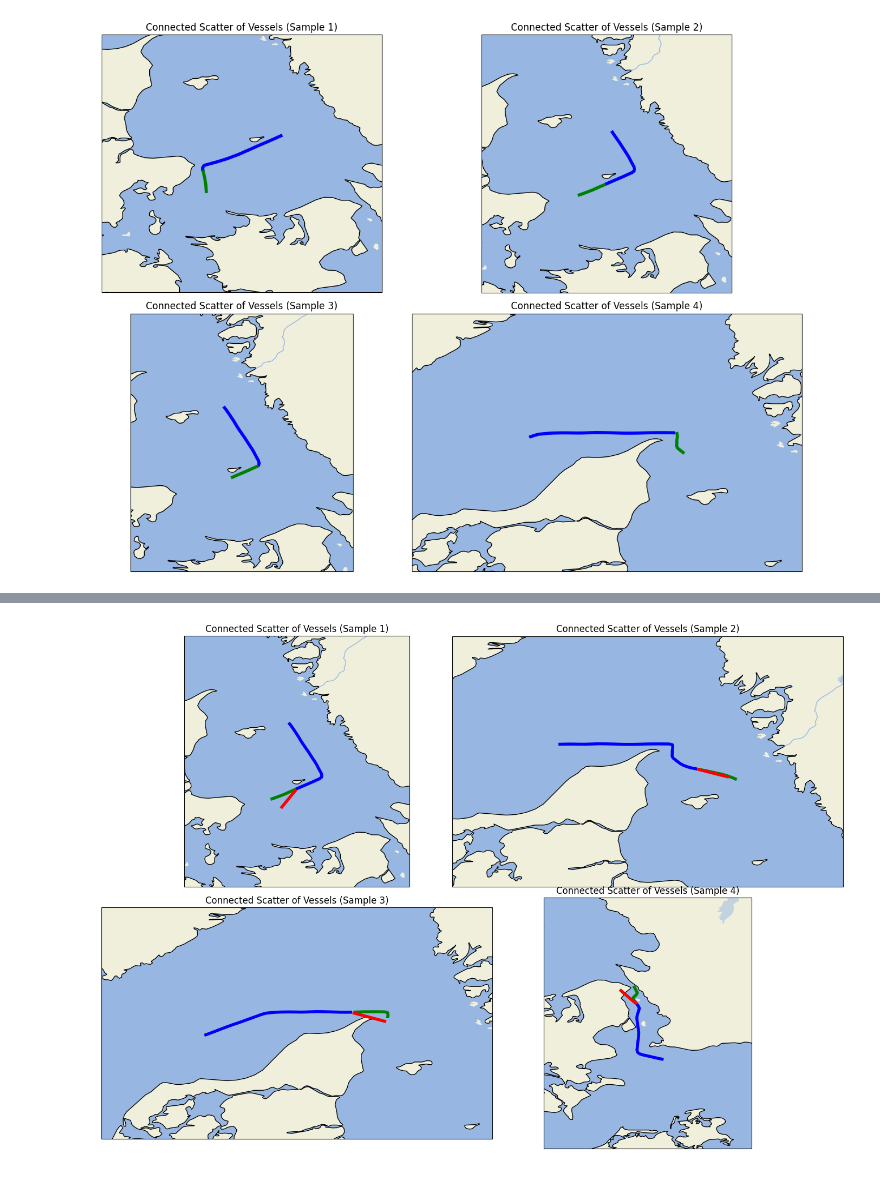
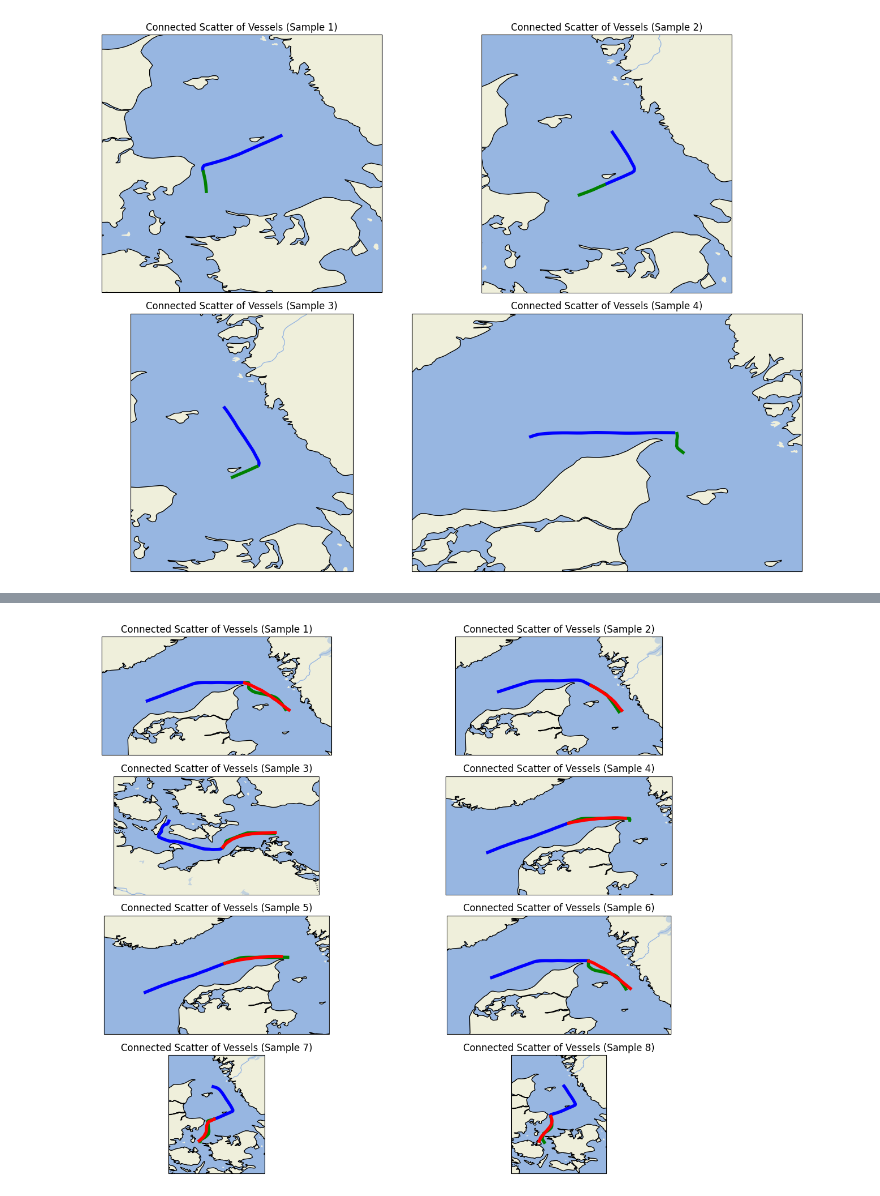
Before and after one commit to veronikal24/DeepLearning, a Jupyter notebook: testing_kevin.ipynb, the cells around one changed output, grey strips where cells are left out. Drawn from its saved outputs; the diff is of its cells as text; code cells hidden in the pictures.

Commit message:
Example test plot

```diff
--- a/testing_kevin.ipynb
+++ b/testing_kevin.ipynb
@@ -590,27 +107,27 @@ Total dataset size: 45
 # %%
 import torch
 import torch.nn as nn
-from tptrans import TPTrans
+from tptrans import *
 from dataloader import load_parquet, preprocess_data, SlidingWindowDataset
 from plotting import plot_testresult_sample
 from torch.utils.data import DataLoader
+from utils import deltas_to_coords
 
-df = load_parquet("dataset", k=5)
+df = load_parquet("dataset", k=10)
 df = preprocess_data(df)
 
 dataset = SlidingWindowDataset(
     df,
     max_diff_per_sequence_minutes=15,
-    window_size_minutes=300,
-    pred_size_minutes=60,
+    window_size_minutes=600,
+    pred_size_minutes=240,
     stride=15,
 )
 test_loader = DataLoader(dataset, batch_size=1, shuffle=False)
 
 device = torch.device("cuda" if torch.cuda.is_available() else "cpu")
 
-model = TPTrans(pred_len=dataset[0][1].shape[0]).to(device)
-model.load_state_dict(torch.load("checkpoints/tptrans_delta_lin_newNewParams_75.pth", map_location=torch.device(device)))
+model = torch.load("checkpoints/t_2000_500_15_600_240_15_32_0.0001_100.pth", map_location=torch.device(device))
 model.eval()
 
 criterion = nn.MSELoss()
@@ -619,10 +136,9 @@ data = []
 with torch.no_grad():
     for x, y in test_loader:
         x, y = x.to(device), y.to(device)
-        tgt_start = x[:, -1:, :2]  # (batch, 1, 2) lat/lon
-        pred = model(x, tgt_start)
+        pred = model(x)
         data.append((x,y,pred))
-        loss = criterion(pred, y)
+        loss = criterion(deltas_to_coords(x, pred), deltas_to_coords(x,y))
         test_loss += loss.item() * x.size(0)
 test_loss /= len(test_loader.dataset)
 print(f"Test Loss: {test_loss:.6f}", flush=True)
@@ -633 +149 @@ Test Loss: 0.000102
-[figure, old version]
+[figure, new version]
```
Also changed, not shown: parts of 15 cells of this notebook.
